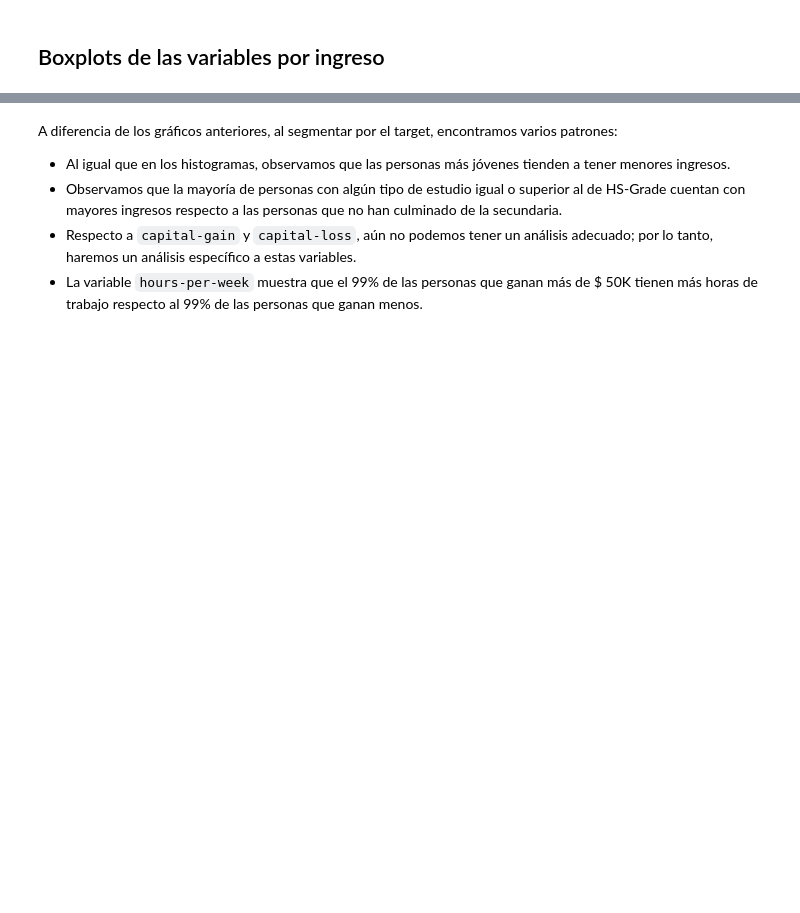
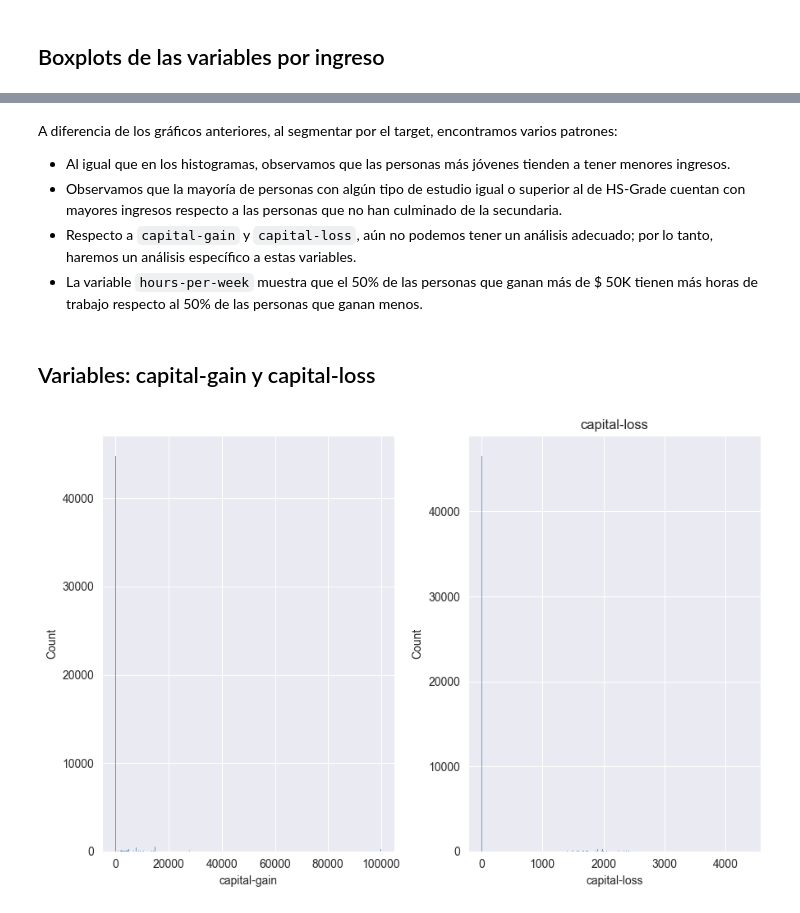
Before and after one commit to Marcelloprime/rnn_adult_income_prediction, a Jupyter notebook: 01_eda.ipynb, the cells around one changed output, grey strips where cells are left out. Drawn from its saved outputs; the diff is of its cells as text; code cells hidden in the pictures; blank space fills up the shorter version.

Commit message:
EDA V3 Agregando la discretización de las variables capital-gain y capital-loss.

```diff
--- a/01_eda.ipynb
+++ b/01_eda.ipynb
@@ -358,4 +358,17 @@ A diferencia de los gráficos anteriores, al segmentar por el target, encontramo
 - Al igual que en los histogramas, observamos que las personas más jóvenes tienden a tener menores ingresos.
 - Observamos que la mayoría de personas con algún tipo de estudio igual o superior al de HS-Grade cuentan con mayores ingresos respecto a las personas que no han culminado de la secundaria.
 - Respecto a `capital-gain` y `capital-loss`, aún no podemos tener un análisis adecuado; por lo tanto, haremos un análisis específico a estas variables.
-- La variable `hours-per-week` muestra que el 99% de las personas que ganan más de $ 50K tienen más horas de trabajo respecto al 99% de las personas que ganan menos.
+- La variable `hours-per-week` muestra que el 50% de las personas que ganan más de $ 50K tienen más horas de trabajo respecto al 50% de las personas que ganan menos.
+# %% [markdown]
+## Variables: capital-gain y capital-loss
+# %%
+spec_col = ['capital-gain','capital-loss']
+fig, axes = plt.subplots(1, 2, figsize=(9, 6))
+axes = axes.flatten()
+for c, ax in zip(spec_col, axes):
+    sns.histplot(df[c], ax = ax)
+    plt.title(f"{c}")
+    plt.tight_layout()
+plt.show()
+# %% [output]
+[figure, added]
```
Also changed, not shown: parts of 10 cells of this notebook, 18 other files.
